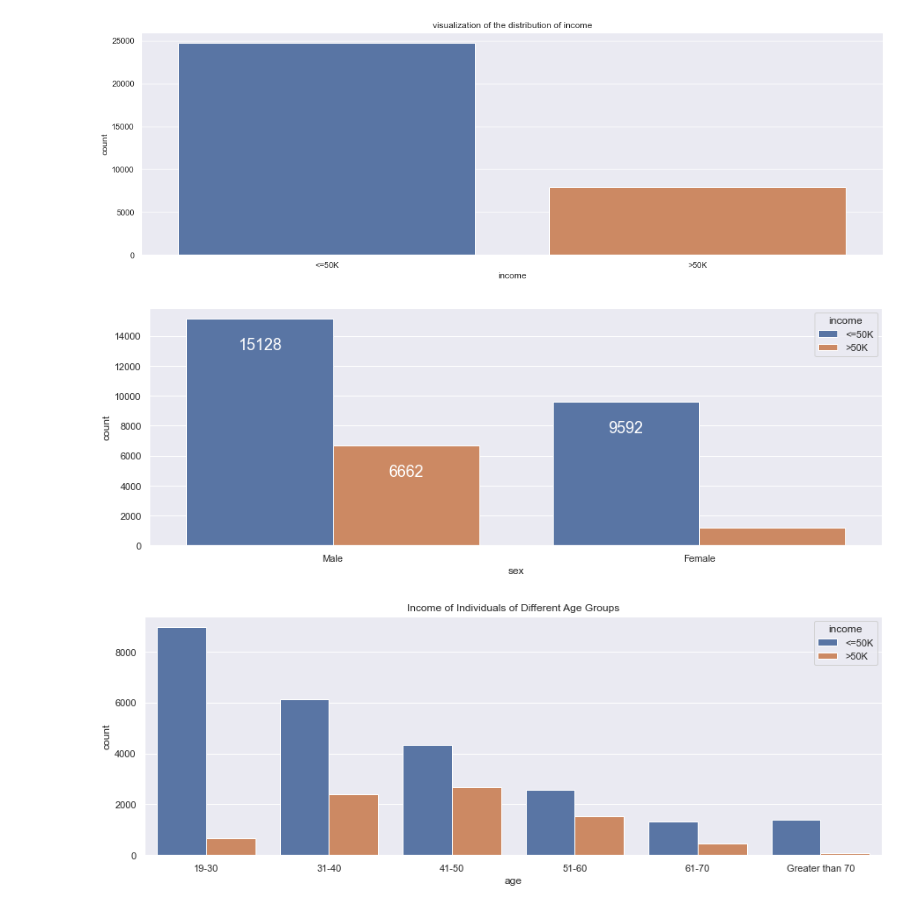
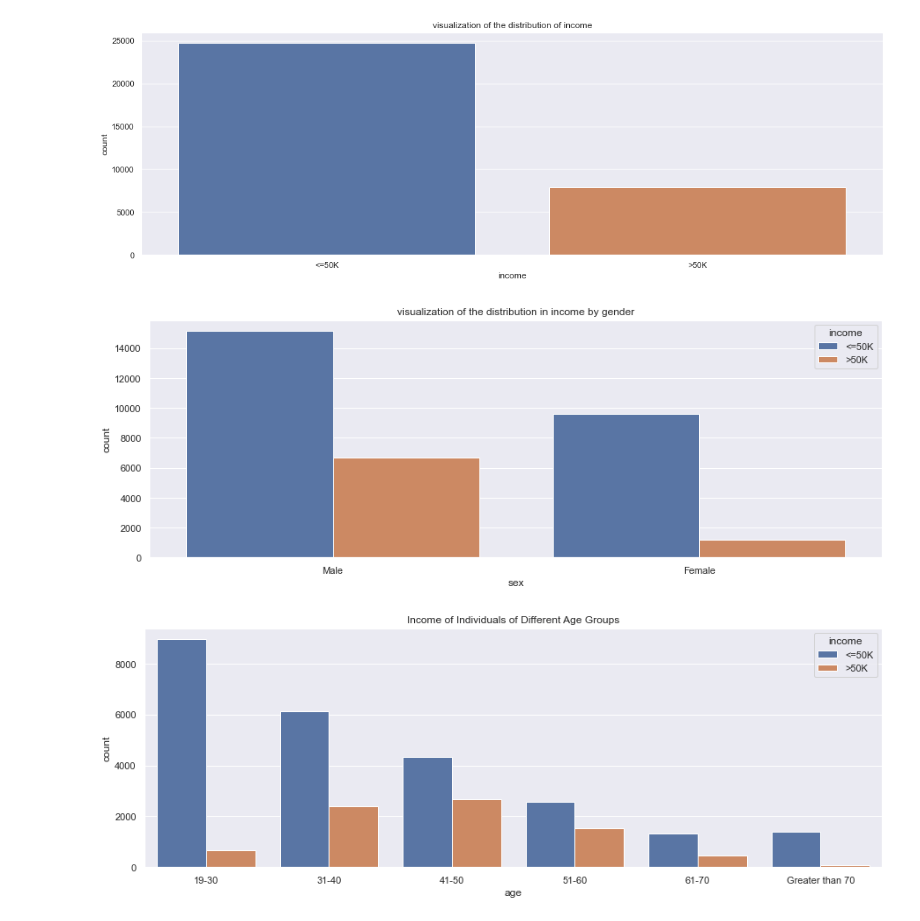
Before and after one commit to t-i-n-a-t/MachineLearning, a Jupyter notebook: Portfolio.ipynb, the cells around one changed output. Saved outputs shown, nothing was run; the diff lists cells and outputs as text; code cells hidden in the pictures.

```diff
--- a/Portfolio.ipynb
+++ b/Portfolio.ipynb
@@ -143,13 +143,11 @@ plt.show()
 # %%
 # visualization of the distribution in income by gender
 plt.figure(figsize=(15,5))
-ax = sns.countplot(x="sex", hue='income', data=data)
-#plt.title('visualization of the distribution in income by gender')
-for p in ax.patches:
-    ax.annotate(f'\n{p.get_height()}', (p.get_x()+0.2, p.get_height()), ha='center', va='top', color='white', size=18)
+sns.countplot(x="sex", hue='income', data=data)
+plt.title('visualization of the distribution in income by gender')
 plt.show()
 # %% [output]
-[figure, old version]
+[figure, new version]
 # %%
 #split age in different groups for visualization
 data_age = []
```
Also changed, not shown: parts of 10 cells of this notebook.
